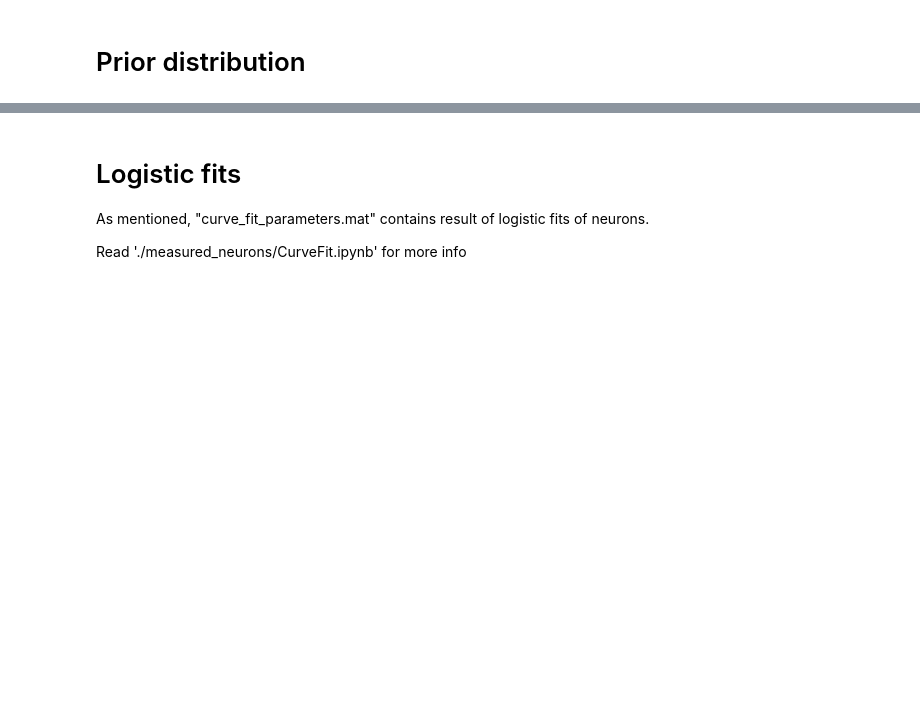
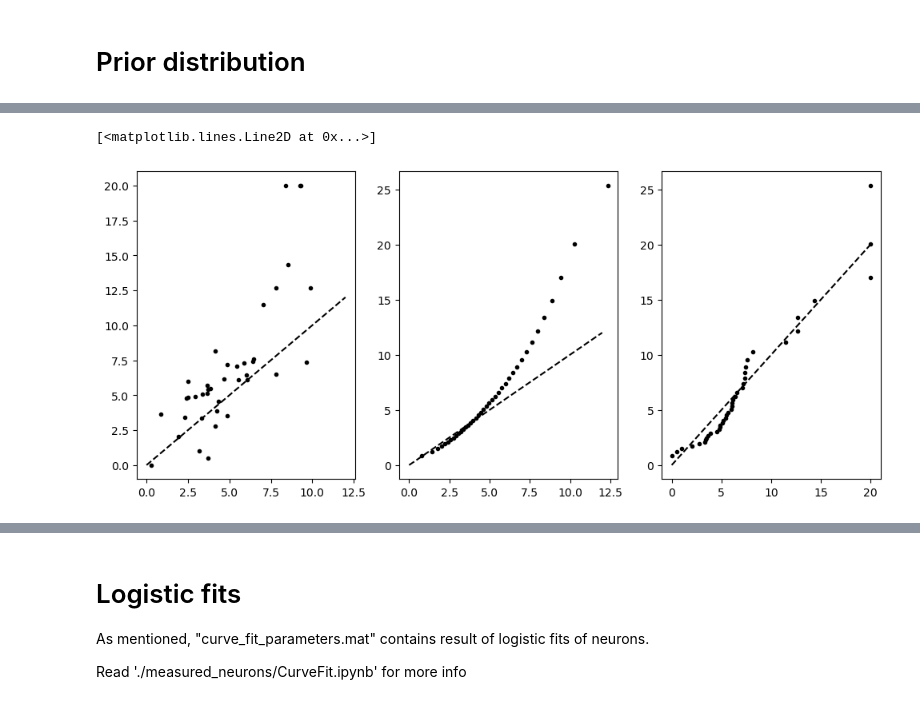
Before and after one commit to dongjae-kim/efficient-coding-dist-rl, a Jupyter notebook: Figures2.ipynb, the cells around one changed output, grey strips where cells are left out. Saved outputs shown, nothing was run; the diff lists cells and outputs as text; code cells hidden in the pictures; blank space fills up the shorter version.

Commit message:
figures notebook updated

```diff
--- a/Figures2.ipynb
+++ b/Figures2.ipynb
@@ -64,22 +80,26 @@ print(xss[id]) # parameter fitted
 
 N_neurons = 39
 R_t = 245.41
-slope_scale = 5.07
 
 ec = value_efficient_coding_moment(
-    N_neurons=N_neurons, R_t=R_t, X_OPT_ALPH=xss[id][0], slope_scale=slope_scale)
+    N_neurons=N_neurons, R_t=R_t, alpha=alpha, slope_scale=slope_scale)
 
 ec_simple = value_efficient_coding_moment(
-    N_neurons=N_neurons, R_t=R_t, X_OPT_ALPH=xss[id][0], slope_scale=slope_scale, simpler=True)
+    N_neurons=N_neurons, R_t=R_t, alpha=alpha, slope_scale=slope_scale, simpler=True)
 ec_simple.replace_with_pseudo()
 
 dir_measured_neurons = 'measured_neurons/'
 
 NDAT = sio.loadmat(dir_measured_neurons + 'data_max.mat')['dat']
-data = sio.loadmat(dir_measured_neurons + 'curve_fit_parameters.mat')
+data = sio.loadmat('curve_fit_parameters_min.mat')
 # "curve_fit_parameters.mat" is the file that contains logistic fits of neurons
-# read './measured_neurons/CurveFit.ipynb' for more info
+# read './fit_sigmoids.py' for more info
 
 indices = np.setdiff1d(np.linspace(0, 39, 40).astype(np.int16), 19) # except one neuron
-param_set = [data['ps_lcb'][indices], data['ps'][indices], data['ps_ucb'][indices]]
+param_set = data['ps'][indices]
 midpoints = data['ps'][indices,2]
+# %%
+# get asymmatric slopes
+# increase num_samples to int(1e4)
+tf, quantiles_ec, thresholds_ec, alphas, xs, ys = ec.plot_approximate_kinky_fromsim_fitting_only_raw_rstar(
+    r_star=r_star, num_samples=int(1e4))
@@ -85,0 +125,18 @@ midpoints = data['ps'][indices,2]
+# %%
+true_thresh = sio.loadmat(os.path.join("measured_neurons", "data_max.mat"))["dat"]["ZC"][0, 0].squeeze()
+# %%
+plt.figure(figsize=(12,5))
+plt.subplot(1,3,1)
+idx_sort = np.argsort(true_thresh)
+plt.plot(true_thresh[idx_sort], midpoints[idx_sort], 'k.')
+plt.plot([0,12], [0,12], 'k--')
+plt.subplot(1,3,2)
+#plt.plot(np.sort(thresh_ec), np.sort(pars_ec[:, 2]), 'k.')
+plt.plot(np.sort(thresholds_ec), np.sort(ec.midpoints), 'k.')
+plt.plot([0,12], [0,12], 'k--')
+plt.subplot(1,3,3)
+plt.plot(np.sort(midpoints), np.sort(ec.midpoints), 'k.')
+plt.plot([0,20], [0,20], 'k--')
+# %% [output]
+[<matplotlib.lines.Line2D at 0x...>]
+[figure, added]
```
Also changed, not shown: parts of 29 cells of this notebook, 16 other files.
